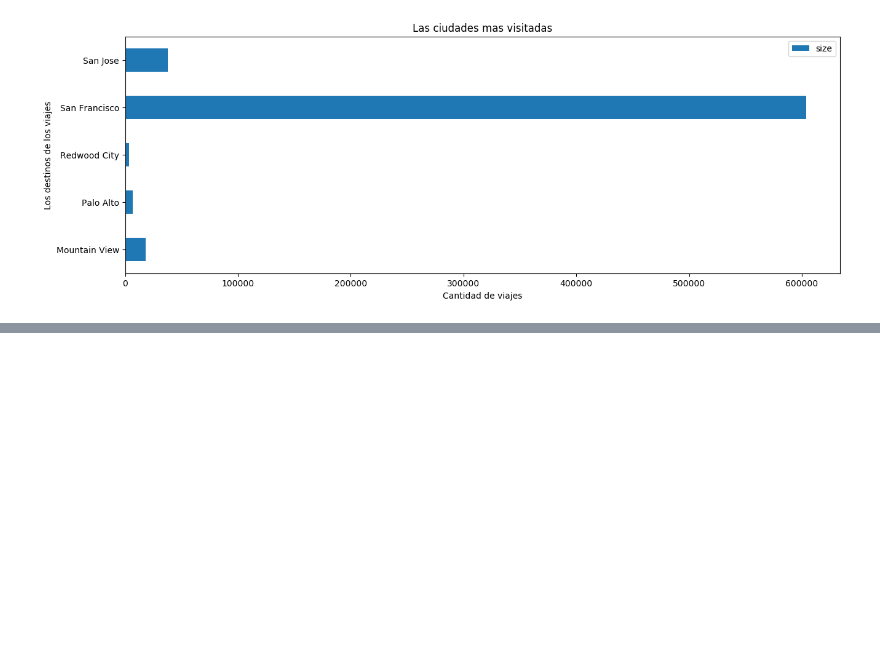
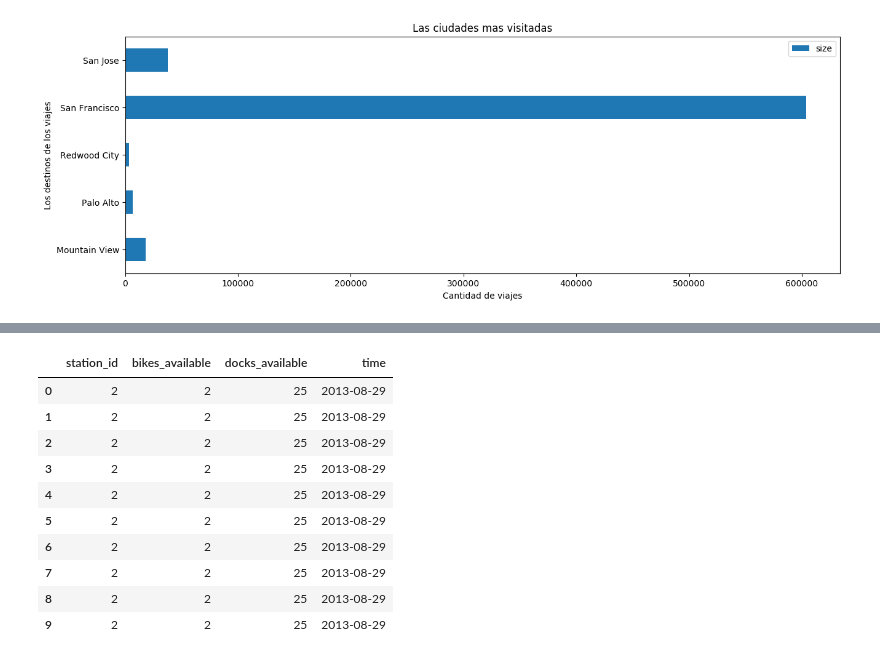
Before and after one commit to santiagoaso/2017datos, a Jupyter notebook: notebook.ipynb, the cells around one changed output, grey strips where cells are left out. Drawn from its saved outputs; the diff is of its cells as text; code cells hidden in the pictures; blank space fills up the shorter version.

```diff
--- a/notebook.ipynb
+++ b/notebook.ipynb
@@ -215,6 +283,18 @@ tablaIdZip = Tara.loc[:,("id","zipCode")]
 # %%
 # carga de un data frame
 #flights = pd.read_csv('../data/flight-delays/flights.csv', low_memory=False)
 status = pd.read_csv('./data/status.csv', low_memory=True, parse_dates=['time'])
 status.time = status.time.dt.date
-status.head()
+status[:10]
+# %% [output]
+|  | station_id | bikes_available | docks_available | time |
+| 0 | 2 | 2 | 25 | 2013-08-29 |
+| 1 | 2 | 2 | 25 | 2013-08-29 |
+| 2 | 2 | 2 | 25 | 2013-08-29 |
+| 3 | 2 | 2 | 25 | 2013-08-29 |
+| 4 | 2 | 2 | 25 | 2013-08-29 |
+| 5 | 2 | 2 | 25 | 2013-08-29 |
+| 6 | 2 | 2 | 25 | 2013-08-29 |
+| 7 | 2 | 2 | 25 | 2013-08-29 |
+| 8 | 2 | 2 | 25 | 2013-08-29 |
+| 9 | 2 | 2 | 25 | 2013-08-29 |
```
Also changed, not shown: parts of 22 cells of this notebook.
